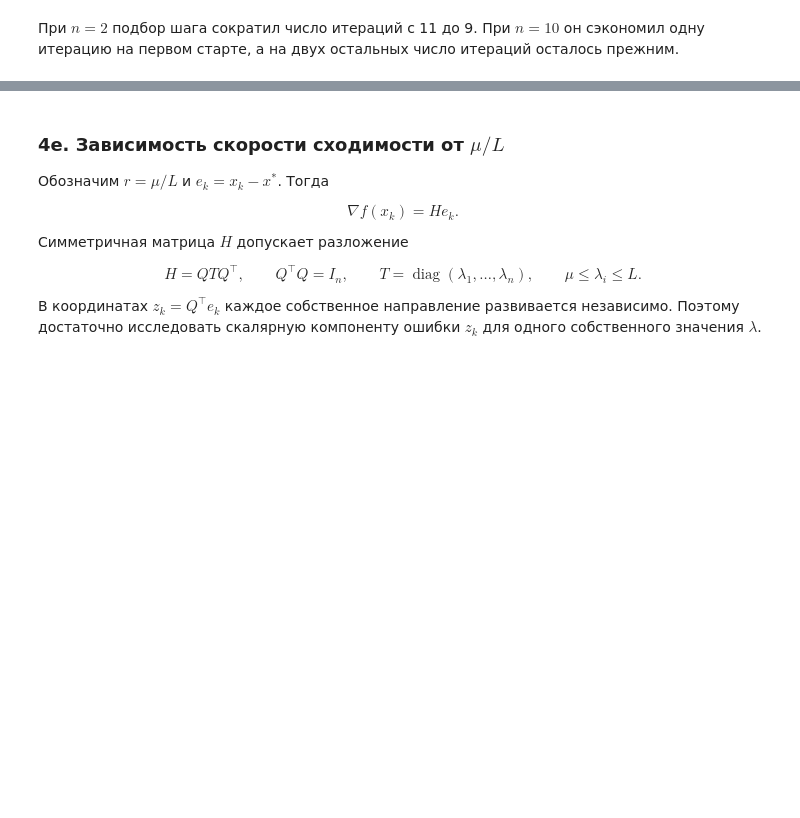
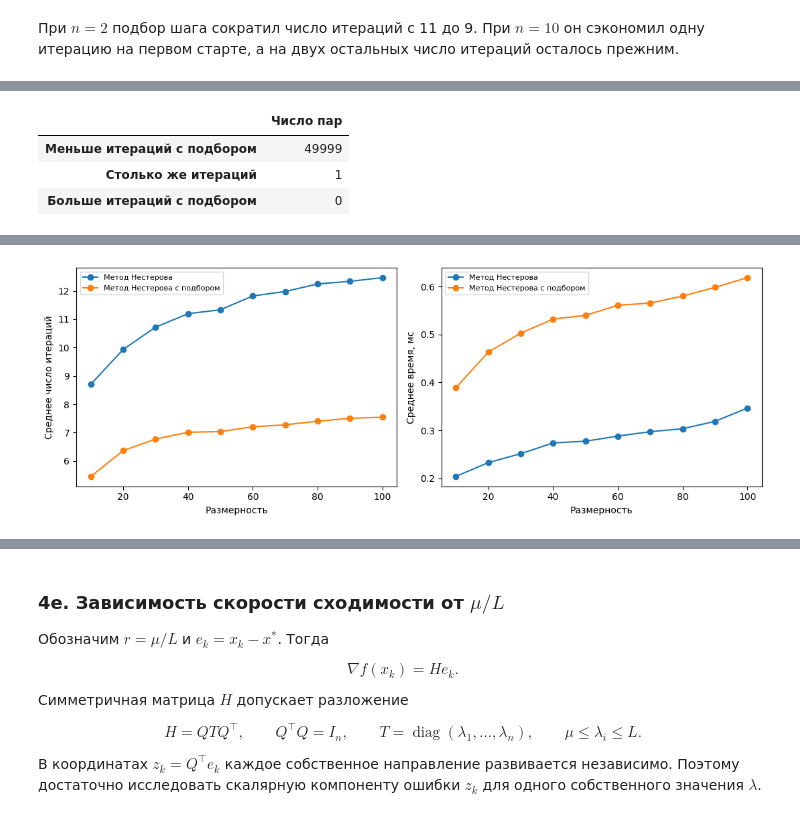
Before and after one commit to Sehpiiik/OM, a Jupyter notebook: lab1/lab1.ipynb, the cells around one changed output, grey strips where cells are left out. Drawn from its saved outputs; the diff is of its cells as text; code cells hidden in the pictures; blank space fills up the shorter version.

```diff
--- a/lab1/lab1.ipynb
+++ b/lab1/lab1.ipynb
@@ -810,0 +1121,15 @@ plot_by_n(strong_by_n)
+# %%
+fixed_label_nest = "Метод Нестерова"
+adaptive_label_nest = "Метод Нестерова с подбором"
+strong_runs_nest = benchmark(strong_indices, fixed_label_nest, run_nesterov)
+strong_adaptive_nest = benchmark(strong_indices, adaptive_label_nest, adaptive_nesterov)
+strong_both_nest = pd.concat([strong_runs_nest, strong_adaptive_nest], ignore_index=True)
+display(compare_iterations(strong_both_nest, fixed_label_nest, adaptive_label_nest))
+strong_by_n_nest = summarize_by_n(strong_both_nest)
+display(strong_by_n_nest.unstack("method").round(3))
+plot_by_n(strong_by_n_nest)
+# %% [output]
+|  | Число пар |
+| Меньше итераций с подбором | 49999 |
+| Столько же итераций | 1 |
+| Больше итераций с подбором | 0 |
@@ -810,0 +1149 @@ plot_by_n(strong_by_n)
+[figure, added]
```
Also changed, not shown: parts of 23 cells of this notebook.
